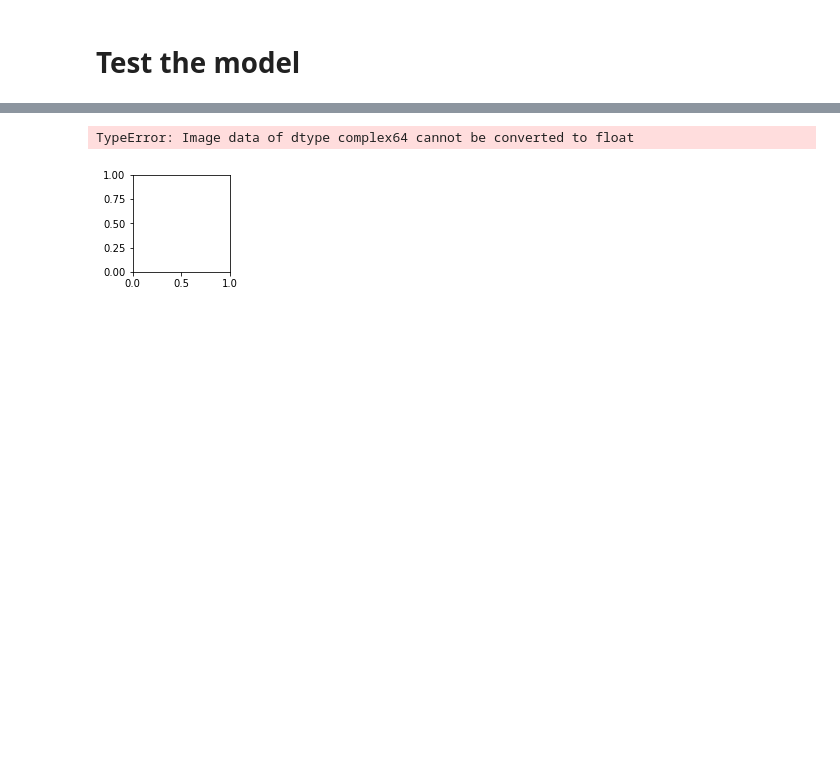
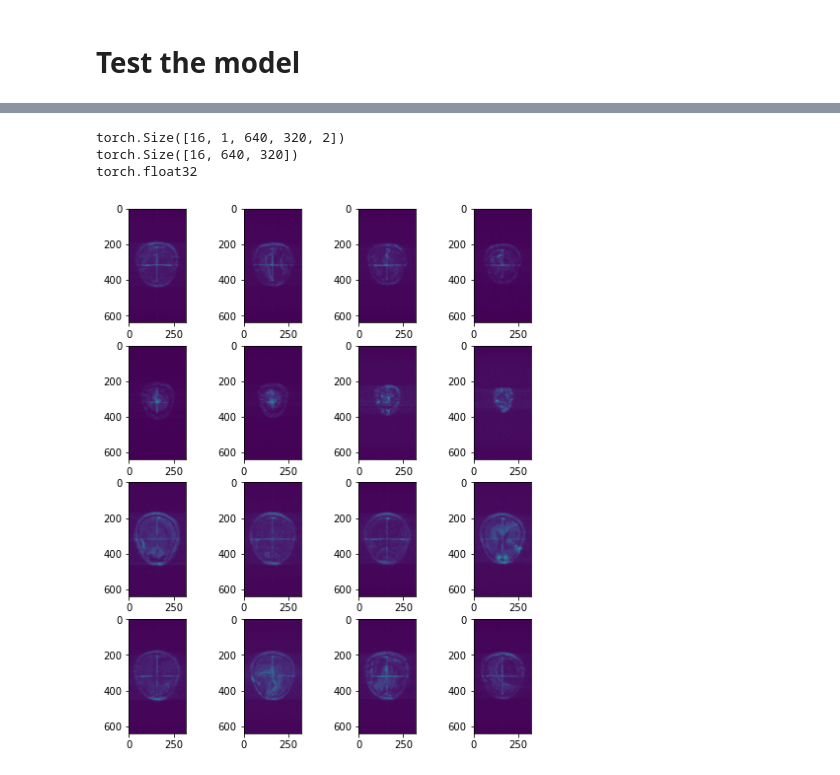
Before and after one commit to mind-inria/mri-dl-recon, a Jupyter notebook: src/mri_dlrecon/models/tuto_Varnet.ipynb, the cells around one changed output, grey strips where cells are left out. Saved outputs shown, nothing was run; the diff lists cells and outputs as text; code cells hidden in the pictures; blank space fills up the shorter version.

Commit message:
varnet ok + add unet_trainning

```diff
--- a/src/mri_dlrecon/models/tuto_Varnet.ipynb
+++ b/src/mri_dlrecon/models/tuto_Varnet.ipynb
@@ -194,14 +196,12 @@ optimizer = torch.optim.Adam(varnet.parameters(), lr=lr)
 loss_list = []
 
 # Train
-num_epochs = 1
+num_epochs = 50
 for epoch in range(num_epochs):
-    # input = Variable(input)
-    # target = Variable(target)
 
     optimizer.zero_grad()
 
-    outputs = varnet(input, mask.byte())
+    outputs = varnet(masked_kspace_new, mask.byte())
 
     loss = criterion(outputs, target)
     loss_list.append(loss.item())
@@ -209,6 +209,6 @@ for epoch in range(num_epochs):
     loss.backward()
     optimizer.step()
 
-    # print(f'Epoch [{epoch+1}/{num_epochs}]')
+    print(f'Epoch [{epoch+1}/{num_epochs}]')
 
 torch.save(varnet.state_dict(), 'fastmri_varnet_model.pth')
@@ -214,0 +233,10 @@ torch.save(varnet.state_dict(), 'fastmri_varnet_model.pth')
+# %%
+# plt.figure(figsize=(8,20))
+# for i in range(outputs.shape[0]):
+#     plt.subplot(8,4,i+1)
+#     plt.imshow(torch.fft.fftshift(outputs[i]).detach().numpy())
+
+plt.figure(figsize=(8,20))
+for i in range(outputs.shape[0]):
+    plt.subplot(8,4,i+1)
+    plt.imshow(torch.fft.fftshift(outputs[i]).detach().numpy())
@@ -242,25 +272,28 @@ image_T = virtual_coil_reconstruction(images_multicoil_T)
 image_T = image_T.unsqueeze(1)
 kspace_T = torch.fft.fft2(image_T)
 
+
 mask_func_T = create_mask_for_mask_type(mask_type, center_fractions, accelerations)
 kspace_T = kspace_T.unsqueeze(-1)
 
-zero_filled_list, mask_list = [], []
+masked_kspace_list, mask_list = [], []
 for batch in range (kspace_T.shape[0]) :
     mask_T, _ = mask_func_T(kspace_T.shape)
     masked_kspace_T = kspace_T[batch] * mask_T
-    zero_filled_T =torch.fft.ifftn(masked_kspace_T)
-    zero_filled_list.append(zero_filled_T)
+
+    masked_kspace_list.append(masked_kspace_T)
     mask_list.append(mask_T)
 
-zero_filled_T = torch.cat(zero_filled_list)
+masked_kspace_T = torch.cat(masked_kspace_list)
 mask_T = torch.cat(mask_list)
 
-zero_filled_T = zero_filled_T.squeeze(-1)
+
+# zero_filled's shape
+masked_kspace_T = masked_kspace_T.squeeze(-1)
 shape_new = image_T.shape + (2,)
 input_T = torch.zeros(shape_new)
-input_T[..., 0] = zero_filled_T.real
-input_T[..., 1] = zero_filled_T.imag
+input_T[..., 0] = masked_kspace_T.real
+input_T[..., 1] = masked_kspace_T.imag
 
 test_image = input_T
 
@@ -286,16 +319,20 @@ VarNet(
     )
   )
 )
-# %%
-predicted_images = torch.fft.ifftshift(predicted_images)
+# %%
+print(test_image.shape)
+print(predicted_images.shape)
+print(predicted_images.dtype)
+# %% [output]
+torch.Size([16, 1, 640, 320, 2])
+torch.Size([16, 640, 320])
+torch.float32
 # %%
-# # Show zero-filled (abs(zero_filled))
 plt.figure(figsize=(8,20))
-for i in range(kspace.shape[0]):
+for i in range(predicted_images.shape[0]):
     plt.subplot(8,4,i+1)
-    plt.imshow(torch.fft.ifftn(predicted_images[i]).detach().numpy())
+    plt.imshow(torch.fft.fftshift(predicted_images[i]).detach().numpy())
 # %% [output]
-TypeError: Image data of dtype complex64 cannot be converted to float
-[figure, old version]
+[figure, new version]
 # %%
 plt.subplot(2,2,1)
```
Also changed, not shown: parts of 8 cells of this notebook, 5 other files.
